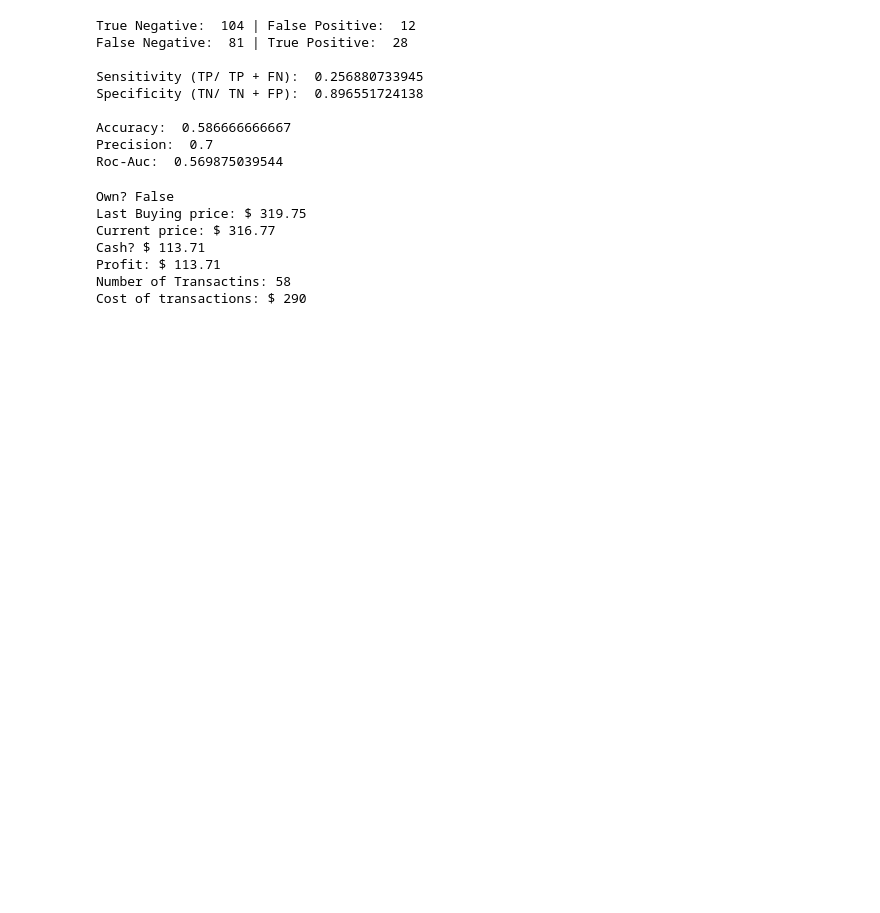
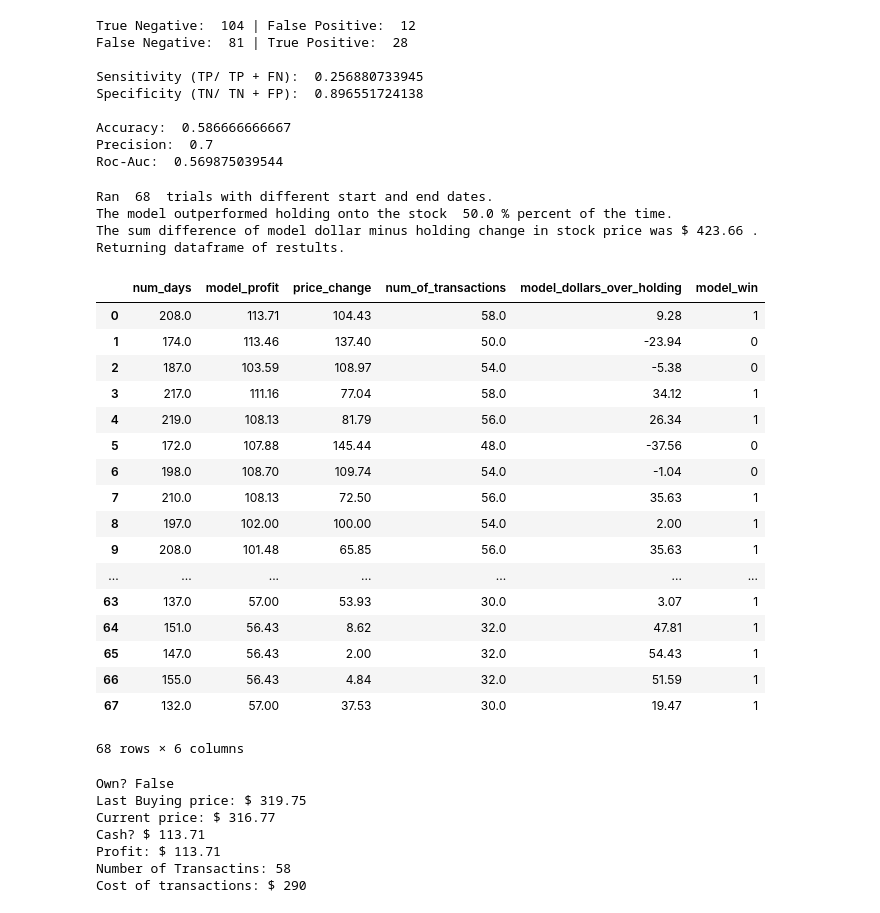
Before and after one commit to dale-wahl/Tesla_stock_prediction, a Jupyter notebook: FINAL_Model_and_Exec_summary.ipynb, the cells around one changed output. Cells and saved outputs as stored; diff of their text form; code cells hidden in the pictures; blank space fills up the shorter version.

```diff
--- a/FINAL_Model_and_Exec_summary.ipynb
+++ b/FINAL_Model_and_Exec_summary.ipynb
@@ -435,6 +484,34 @@ Roc-Auc:  0.569875039544
 # Roc-Auc:  0.577942106928
 # %%
 test_df['model_predict'] = test_predictions
+# %%
+results = model_profit_evaluator(test_df, 'model_predict', 'next_day_open')
+# %% [output]
+Ran  68  trials with different start and end dates.
+The model outperformed holding onto the stock  50.0 % percent of the time.
+The sum difference of model dollar minus holding change in stock price was $ 423.66 .
+Returning dataframe of restults.
+# %%
+results
+# %% [output]
+|  | num_days | model_profit | price_change | num_of_transactions | model_dollars_over_holding | model_win |
+| 0 | 208.0 | 113.71 | 104.43 | 58.0 | 9.28 | 1 |
+| 1 | 174.0 | 113.46 | 137.40 | 50.0 | -23.94 | 0 |
+| 2 | 187.0 | 103.59 | 108.97 | 54.0 | -5.38 | 0 |
+| 3 | 217.0 | 111.16 | 77.04 | 58.0 | 34.12 | 1 |
+| 4 | 219.0 | 108.13 | 81.79 | 56.0 | 26.34 | 1 |
+| 5 | 172.0 | 107.88 | 145.44 | 48.0 | -37.56 | 0 |
+| 6 | 198.0 | 108.70 | 109.74 | 54.0 | -1.04 | 0 |
+| 7 | 210.0 | 108.13 | 72.50 | 56.0 | 35.63 | 1 |
+| 8 | 197.0 | 102.00 | 100.00 | 54.0 | 2.00 | 1 |
+| 9 | 208.0 | 101.48 | 65.85 | 56.0 | 35.63 | 1 |
+| ... | ... | ... | ... | ... | ... | ... |
+| 63 | 137.0 | 57.00 | 53.93 | 30.0 | 3.07 | 1 |
+| 64 | 151.0 | 56.43 | 8.62 | 32.0 | 47.81 | 1 |
+| 65 | 147.0 | 56.43 | 2.00 | 32.0 | 54.43 | 1 |
+| 66 | 155.0 | 56.43 | 4.84 | 32.0 | 51.59 | 1 |
+| 67 | 132.0 | 57.00 | 37.53 | 30.0 | 19.47 | 1 |
+68 rows × 6 columns
 # %%
 profit_calculator(test_df, 'model_predict')
 # %% [output]
```
Also changed, not shown: parts of 9 cells of this notebook, 2 other files.
